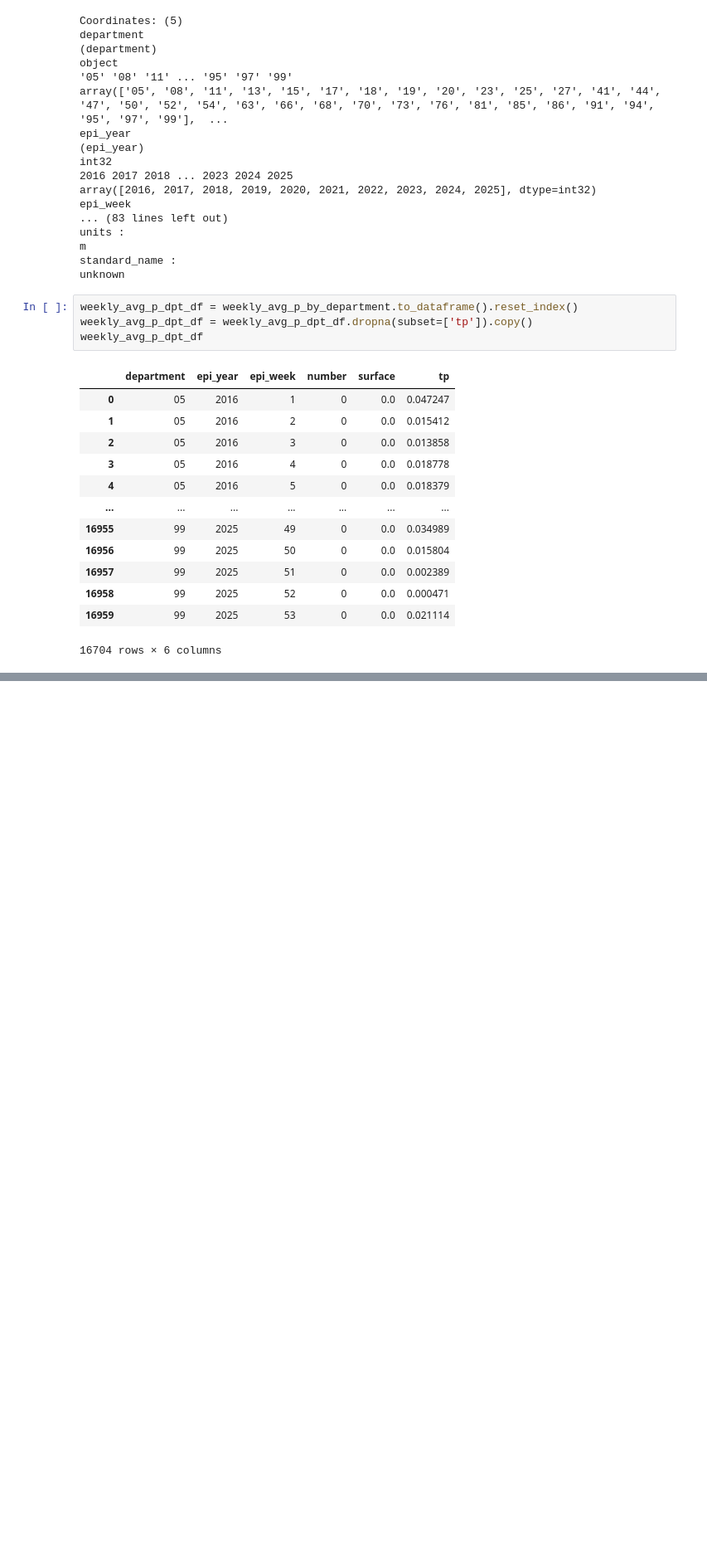
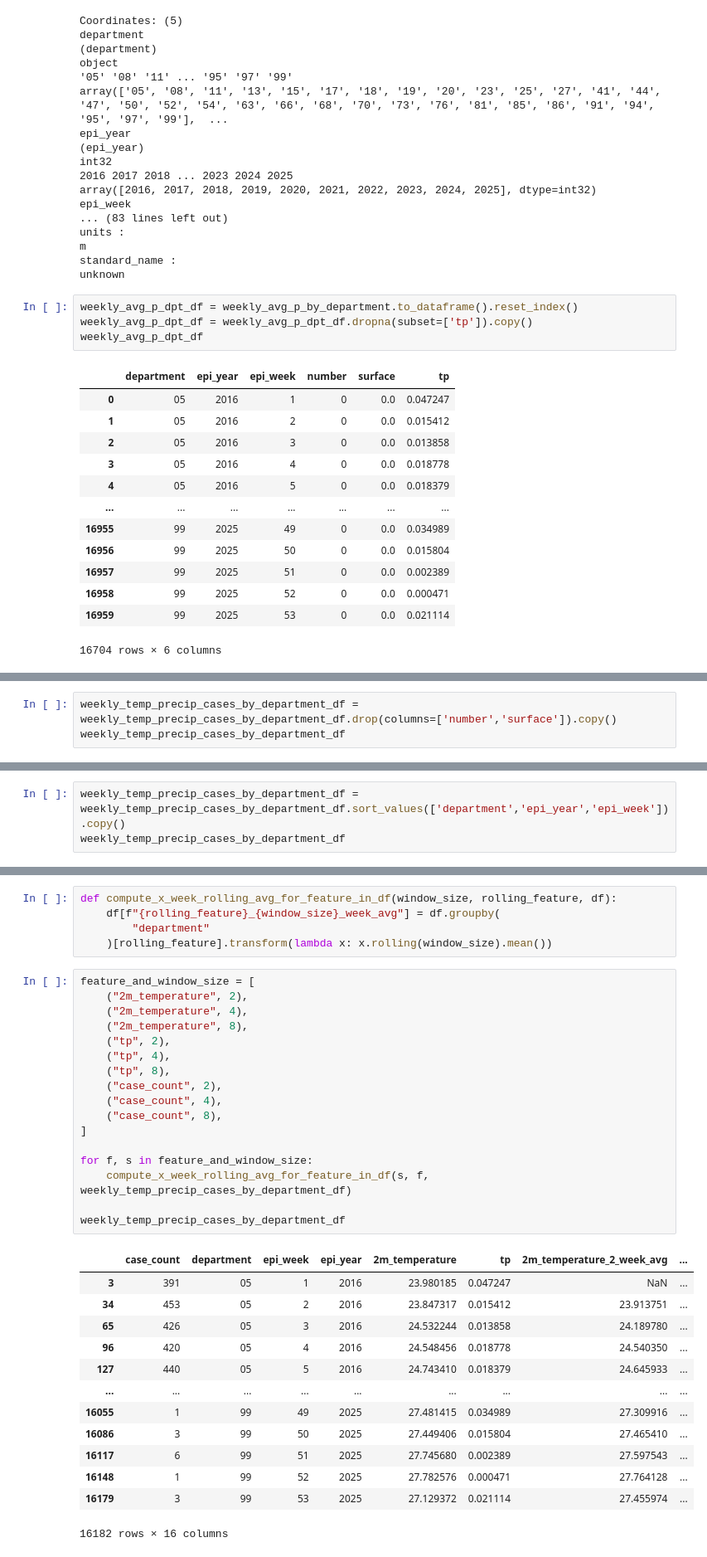
Before and after one commit to CarlosBlanco1/ColombiaDengueForecasting, a Jupyter notebook: notebooks/explore_dengue_cases.ipynb, the cells around one changed output, grey strips where cells are left out. Shown at 83% size. Saved outputs shown, nothing was run; the diff lists cells and outputs as text; blank space fills up the shorter version.

```diff
--- a/notebooks/explore_dengue_cases.ipynb
+++ b/notebooks/explore_dengue_cases.ipynb
@@ -1092,0 +1101,3 @@ weekly_avg_p_dpt_df
+# %%
+weekly_temp_precip_cases_by_department_df = weekly_temp_precip_cases_by_department_df.drop(columns=['number','surface']).copy()
+weekly_temp_precip_cases_by_department_df
@@ -1092,0 +1140,3 @@ weekly_avg_p_dpt_df
+# %%
+weekly_temp_precip_cases_by_department_df = weekly_temp_precip_cases_by_department_df.sort_values(['department','epi_year','epi_week']).copy()
+weekly_temp_precip_cases_by_department_df
@@ -1092,0 +1157,36 @@ weekly_avg_p_dpt_df
+# %%
+def compute_x_week_rolling_avg_for_feature_in_df(window_size, rolling_feature, df):
+    df[f"{rolling_feature}_{window_size}_week_avg"] = df.groupby(
+        "department"
+    )[rolling_feature].transform(lambda x: x.rolling(window_size).mean())
+# %%
+feature_and_window_size = [
+    ("2m_temperature", 2),
+    ("2m_temperature", 4),
+    ("2m_temperature", 8),
+    ("tp", 2),
+    ("tp", 4),
+    ("tp", 8),
+    ("case_count", 2),
+    ("case_count", 4),
+    ("case_count", 8),
+]
+
+for f, s in feature_and_window_size:
+    compute_x_week_rolling_avg_for_feature_in_df(s, f, weekly_temp_precip_cases_by_department_df)
+
+weekly_temp_precip_cases_by_department_df
+# %% [output]
+|  | case_count | department | epi_week | epi_year | 2m_temperature | tp | 2m_temperature_2_week_avg | ... |
+| 3 | 391 | 05 | 1 | 2016 | 23.980185 | 0.047247 | NaN | ... |
+| 34 | 453 | 05 | 2 | 2016 | 23.847317 | 0.015412 | 23.913751 | ... |
+| 65 | 426 | 05 | 3 | 2016 | 24.532244 | 0.013858 | 24.189780 | ... |
+| 96 | 420 | 05 | 4 | 2016 | 24.548456 | 0.018778 | 24.540350 | ... |
+| 127 | 440 | 05 | 5 | 2016 | 24.743410 | 0.018379 | 24.645933 | ... |
+| ... | ... | ... | ... | ... | ... | ... | ... | ... |
+| 16055 | 1 | 99 | 49 | 2025 | 27.481415 | 0.034989 | 27.309916 | ... |
+| 16086 | 3 | 99 | 50 | 2025 | 27.449406 | 0.015804 | 27.465410 | ... |
+| 16117 | 6 | 99 | 51 | 2025 | 27.745680 | 0.002389 | 27.597543 | ... |
+| 16148 | 1 | 99 | 52 | 2025 | 27.782576 | 0.000471 | 27.764128 | ... |
+| 16179 | 3 | 99 | 53 | 2025 | 27.129372 | 0.021114 | 27.455974 | ... |
+16182 rows × 16 columns
```
Also changed, not shown: parts of 14 cells of this notebook.
